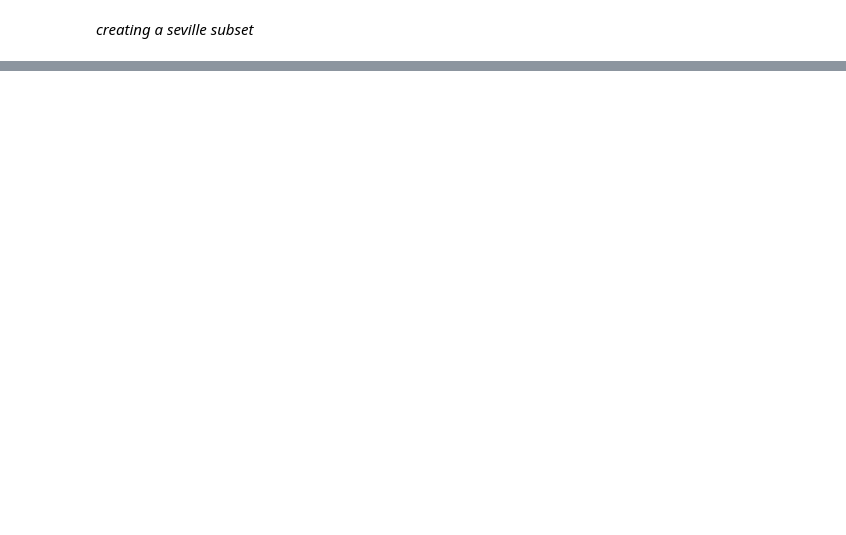
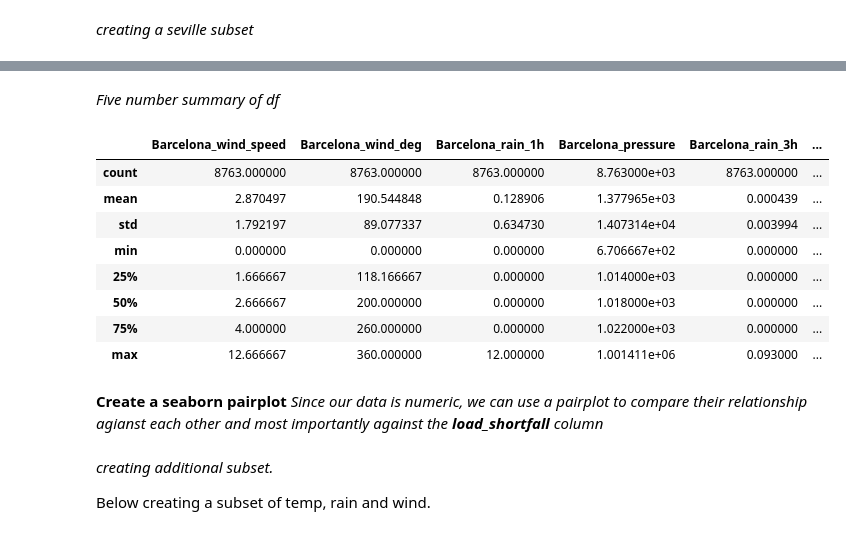
Before and after one commit to Mojalefa-Motloung/ML-Regression-, a Jupyter notebook: SpainElectricityMachineLearning.ipynb, the cells around one changed output, grey strips where cells are left out. Cells and saved outputs as stored; diff of their text form; code cells hidden in the pictures; blank space fills up the shorter version.

```diff
--- a/SpainElectricityMachineLearning.ipynb
+++ b/SpainElectricityMachineLearning.ipynb
@@ -82,0 +141,21 @@ Name: Seville_weather_id, dtype: float64
+# %% [markdown]
+*Five number summary of df*
+# %%
+barcelona_df.describe().head(10)
+# %% [output]
+|  | Barcelona_wind_speed | Barcelona_wind_deg | Barcelona_rain_1h | Barcelona_pressure | Barcelona_rain_3h | ... |
+| count | 8763.000000 | 8763.000000 | 8763.000000 | 8.763000e+03 | 8763.000000 | ... |
+| mean | 2.870497 | 190.544848 | 0.128906 | 1.377965e+03 | 0.000439 | ... |
+| std | 1.792197 | 89.077337 | 0.634730 | 1.407314e+04 | 0.003994 | ... |
+| min | 0.000000 | 0.000000 | 0.000000 | 6.706667e+02 | 0.000000 | ... |
+| 25% | 1.666667 | 118.166667 | 0.000000 | 1.014000e+03 | 0.000000 | ... |
+| 50% | 2.666667 | 200.000000 | 0.000000 | 1.018000e+03 | 0.000000 | ... |
+| 75% | 4.000000 | 260.000000 | 0.000000 | 1.022000e+03 | 0.000000 | ... |
+| max | 12.666667 | 360.000000 | 12.000000 | 1.001411e+06 | 0.093000 | ... |
+# %% [markdown]
+**Create a seaborn pairplot**
+*Since our data is numeric, we can use a pairplot to compare their relationship agianst each other and most importantly against the **load_shortfall** column*
+# %% [markdown]
+*creating additional subset.*
+
+Below creating a subset of temp, rain and wind.
```
Also changed, not shown: parts of 19 cells of this notebook, 1 other file.
